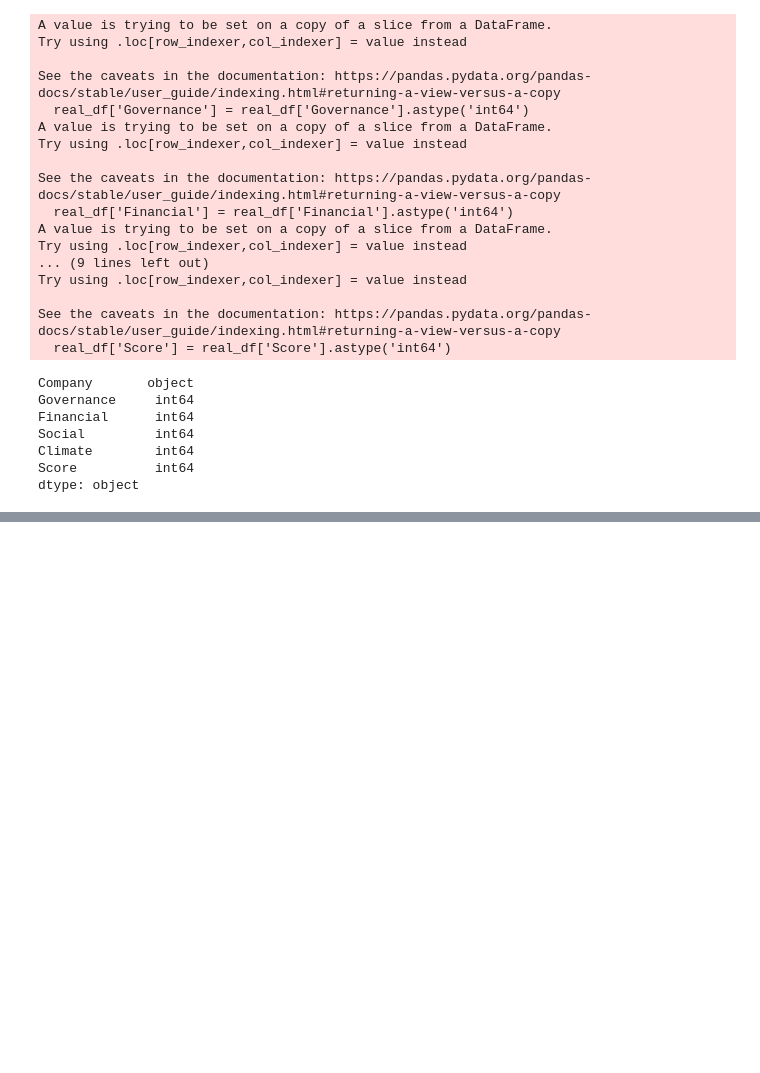
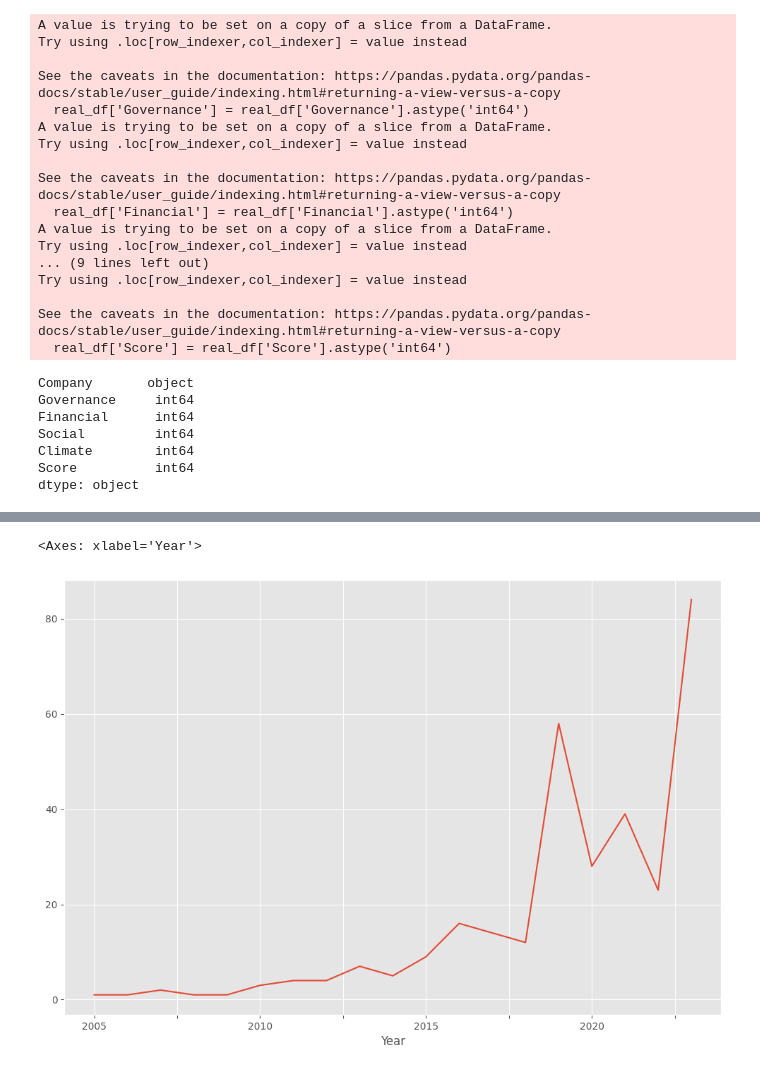
Before and after one commit to Marcotmr/Sustainability-Report-Score, a Jupyter notebook: Indicator_12_6_1_ML_NLP_project_.ipynb, the cells around one changed output, grey strips where cells are left out. Cells and saved outputs as stored; diff of their text form; code cells hidden in the pictures; blank space fills up the shorter version.

```diff
--- a/Indicator_12_6_1_ML_NLP_project_.ipynb
+++ b/Indicator_12_6_1_ML_NLP_project_.ipynb
@@ -381,0 +566,6 @@ sns.regplot(x='Score',y='Financial',data=real_df, scatter_kws={"color":"red"},li
+# %%
+#plotting number of reports per year
+real_df.groupby('Year')['Company'].count().plot()
+# %% [output]
+<Axes: xlabel='Year'>
+[figure, added]
```
Also changed, not shown: parts of 39 cells of this notebook.
